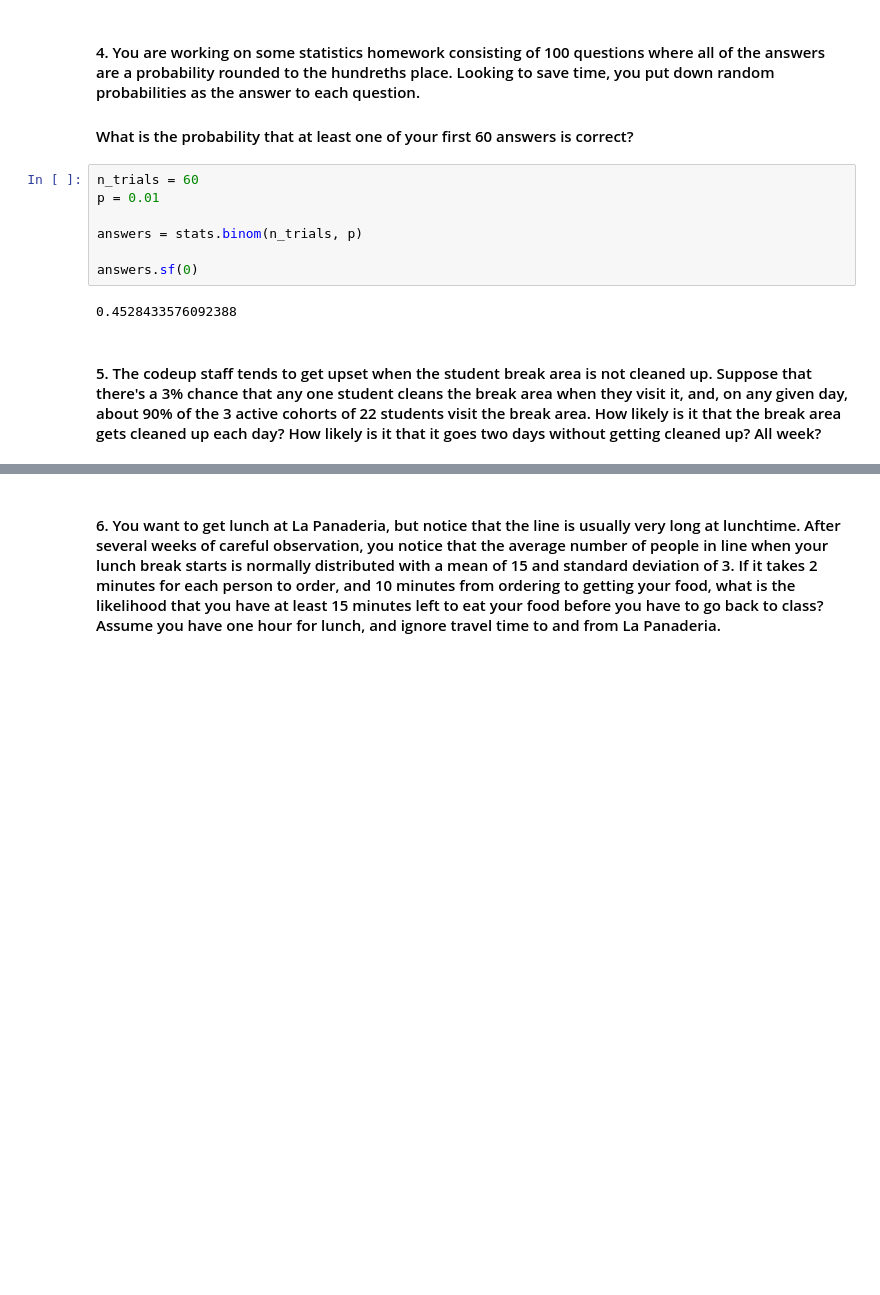
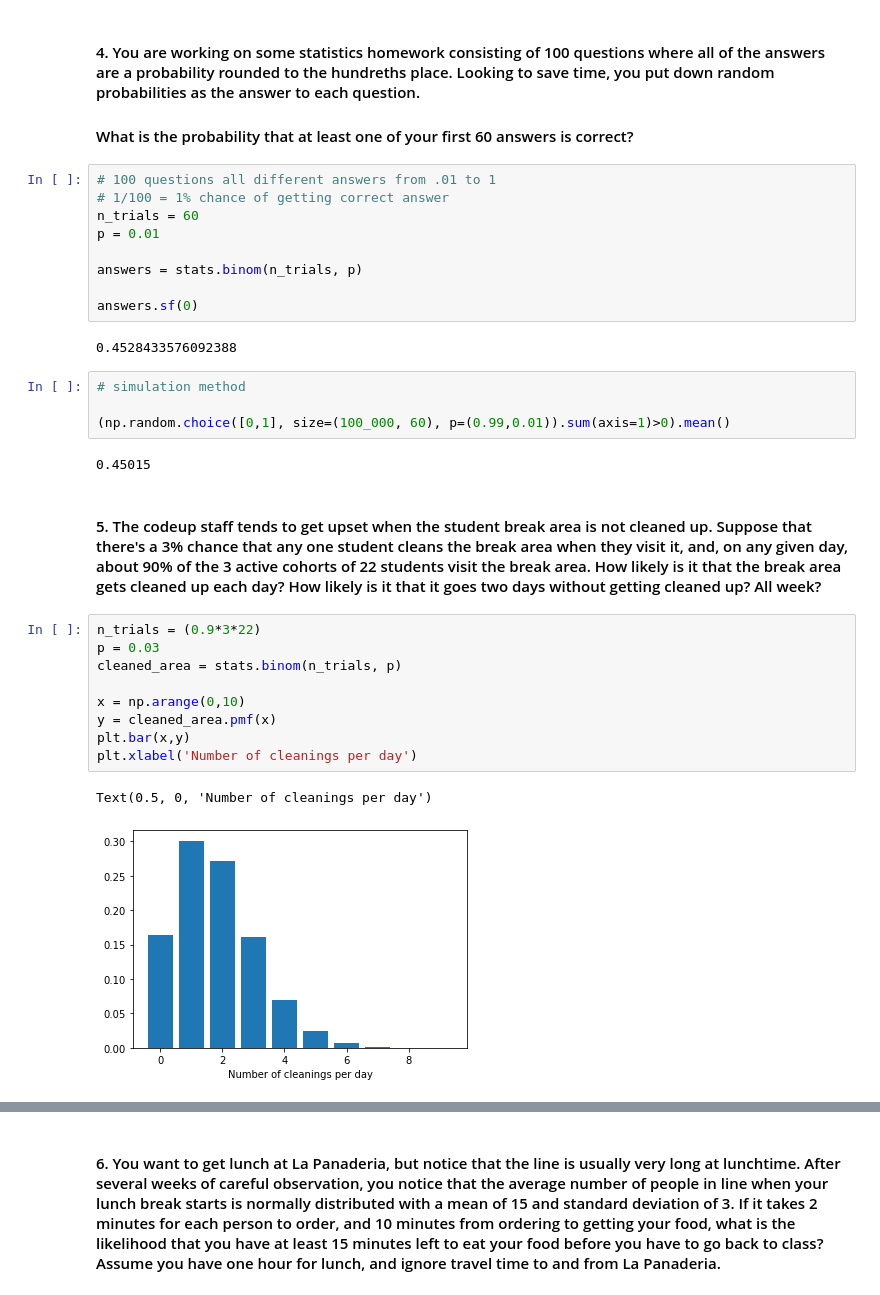
Before and after one commit to sophia-stewart/statistics-exercises, a Jupyter notebook: probability_distributions.ipynb, the cells around one changed output, grey strips where cells are left out. Cells and saved outputs as stored; diff of their text form; blank space fills up the shorter version.

```diff
--- a/probability_distributions.ipynb
+++ b/probability_distributions.ipynb
@@ -87,6 +102,8 @@ clicks.sf(96)
 #### 4. You are working on some statistics homework consisting of 100 questions where all of the answers are a probability rounded to the hundreths place. Looking to save time, you put down random probabilities as the answer to each question.
 #### What is the probability that at least one of your first 60 answers is correct?
 # %%
+# 100 questions all different answers from .01 to 1
+# 1/100 = 1% chance of getting correct answer
 n_trials = 60
 p = 0.01
 
@@ -95,6 +112,24 @@ answers = stats.binom(n_trials, p)
 answers.sf(0)
 # %% [output]
 0.4528433576092388
+# %%
+# simulation method
+
+(np.random.choice([0,1], size=(100_000, 60), p=(0.99,0.01)).sum(axis=1)>0).mean()
+# %% [output]
+0.45015
 # %% [markdown]
 #### 5. The codeup staff tends to get upset when the student break area is not cleaned up. Suppose that there's a 3% chance that any one student cleans the break area when they visit it, and, on any given day, about 90% of the 3 active cohorts of 22 students visit the break area. How likely is it that the break area gets cleaned up each day? How likely is it that it goes two days without getting cleaned up? All week?
+# %%
+n_trials = (0.9*3*22)
+p = 0.03
+cleaned_area = stats.binom(n_trials, p)
+
+x = np.arange(0,10)
+y = cleaned_area.pmf(x)
+plt.bar(x,y)
+plt.xlabel('Number of cleanings per day')
+# %% [output]
+Text(0.5, 0, 'Number of cleanings per day')
+[figure, added]
 # %%
```
Also changed, not shown: parts of 12 cells of this notebook.
